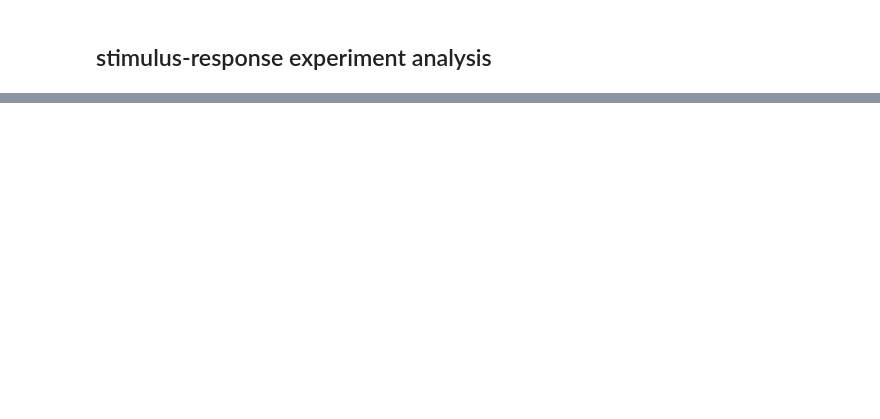
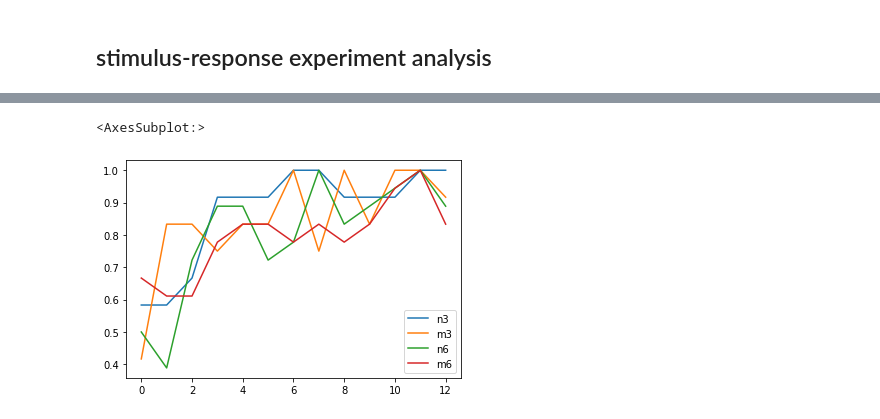
Before and after one commit to theodrosmhaile/stim_response_analysis, a Jupyter notebook: S-R analysis.ipynb, the cells around one changed output, grey strips where cells are left out. Saved outputs shown, nothing was run; the diff lists cells and outputs as text; code cells hidden in the pictures; blank space fills up the shorter version.

```diff
--- a/S-R analysis.ipynb
+++ b/S-R analysis.ipynb
@@ -38,0 +11,14 @@ Object `gpd.mean()` not found.
+# %%
+#import data
+dat1=pd.read_csv('./data/data-1.csv')
+
+
+#Temporary work-around until we can get the NBack data separated from the Learning and Test
+dat_learning=pd.read_table('./data/S-R_Learning_Task.2020-11-24-0036.data.f0f9ba84-0bdb-4c8c-8044-0077e22f5983.txt',
+                   delimiter= '\s+',
+                   header=None,
+                   nrows=846,
+                   engine='python')
+#dat_nBack=
+
+dat_learning
@@ -38,0 +39,3 @@ Object `gpd.mean()` not found.
+# %%
+# set accuracy to just 1 and 0 (2=incorrect,3=missed trial)
+dat_learning.loc[dat_learning[2]!=1, 2] = 0
@@ -38,0 +92,7 @@ Object `gpd.mean()` not found.
+# %%
+p=analyze_learning_dat(dat_learning)
+# %%
+pd.DataFrame(p).plot()
+# %% [output]
+<AxesSubplot:>
+[figure, added]
```
Also changed, not shown: parts of 6 cells of this notebook, 12 other files.
